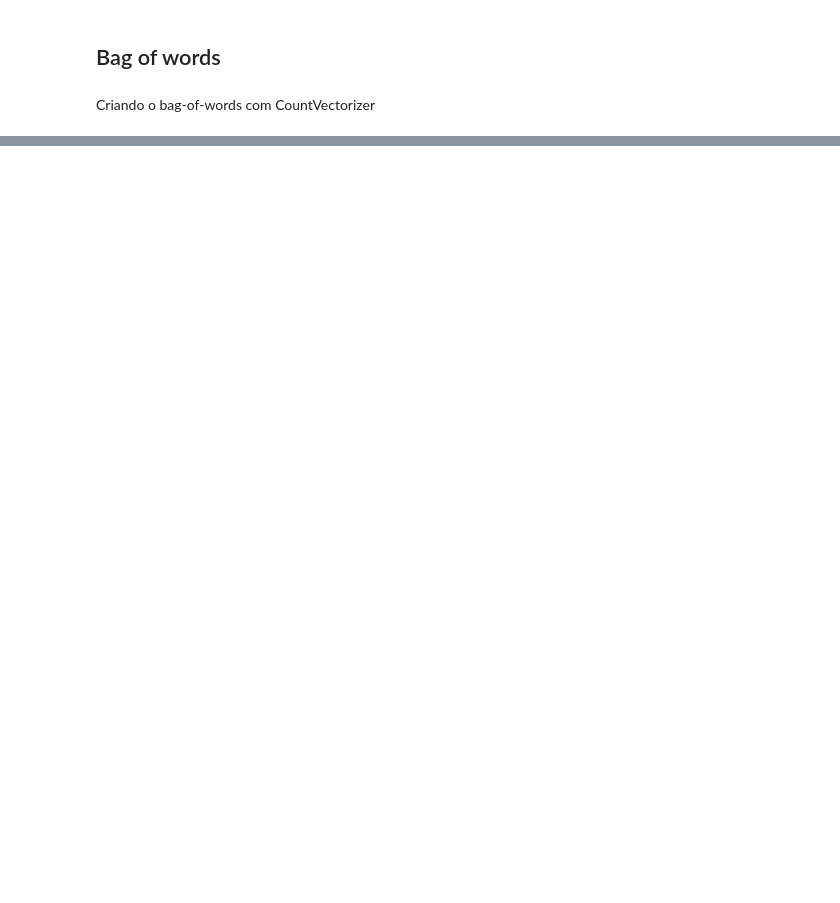
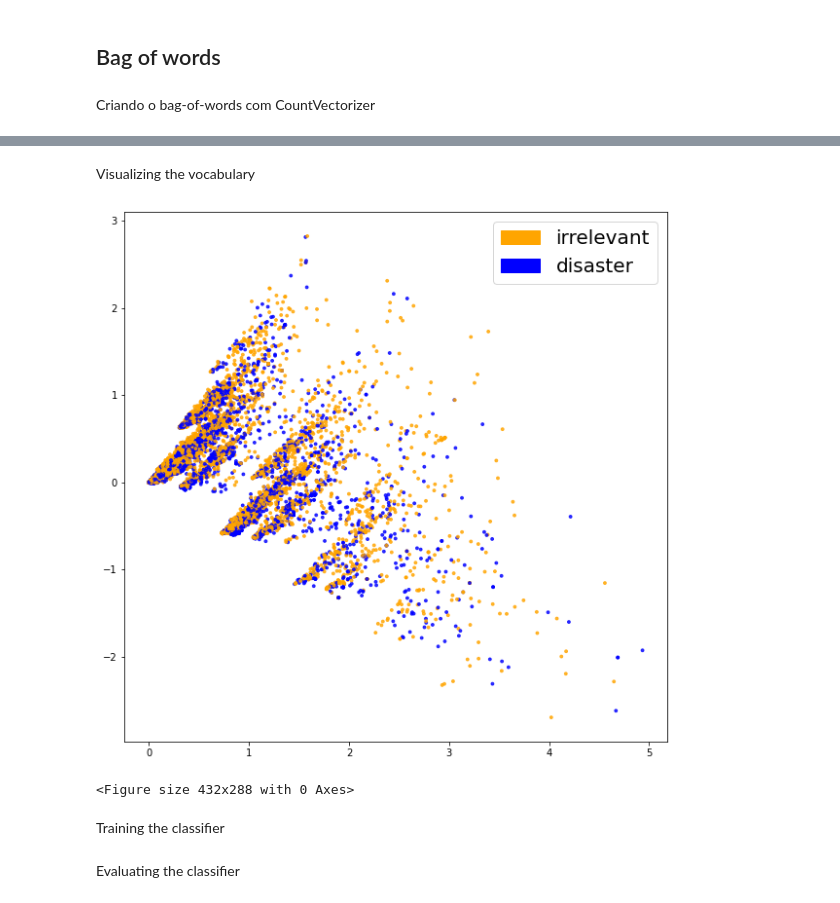
Before and after one commit to andrerodrig/cognitive-comp, a Jupyter notebook: dsm/notebooks/preprocessing3.ipynb, the cells around one changed output, grey strips where cells are left out. Cells and saved outputs as stored; diff of their text form; code cells hidden in the pictures; blank space fills up the shorter version.

```diff
--- a/dsm/notebooks/preprocessing3.ipynb
+++ b/dsm/notebooks/preprocessing3.ipynb
@@ -38,0 +39,32 @@ array([[0, 0, 0, ..., 0, 0, 0],
+# %% [markdown]
+Visualizing the vocabulary
+# %%
+def lsa(data, labels, plot=False, savepath='../imgs/lsa_plot.jpg'):
+    lsa_model = TruncatedSVD(n_components=2)
+    lsa_model.fit(data)
+    lsa_scores = lsa_model.transform(data)
+    color_mapper = {label: index for index, label in enumerate(set(labels))}
+    color_column = [color_mapper[label] for label in labels]
+    colors = ['orange', 'blue', 'blue']
+    if plot:
+        fig = plt.figure(figsize=(10,10))
+        plt.scatter(
+            lsa_scores[:,0],
+            lsa_scores[:,1],
+            s=8,
+            alpha=0.8,
+            c=labels,
+            cmap=ListedColormap(colors=colors)
+        )
+        red_patch = Patch(color='orange', label='irrelevant')
+        green_patch = Patch(color='blue', label='disaster')
+        plt.legend(handles=[red_patch, green_patch], prop={'size':20})
+        plt.show()
+        plt.savefig(savepath)
+# %%
+lsa(X_train_counts, y_train, plot=True)
+# %% [output]
+[figure, added]
+<Figure size 432x288 with 0 Axes>
+# %% [markdown]
+Training the classifier
@@ -38,0 +82,2 @@ array([[0, 0, 0, ..., 0, 0, 0],
+# %% [markdown]
+Evaluating the classifier
```
Also changed, not shown: parts of 9 cells of this notebook, 1 other file.
